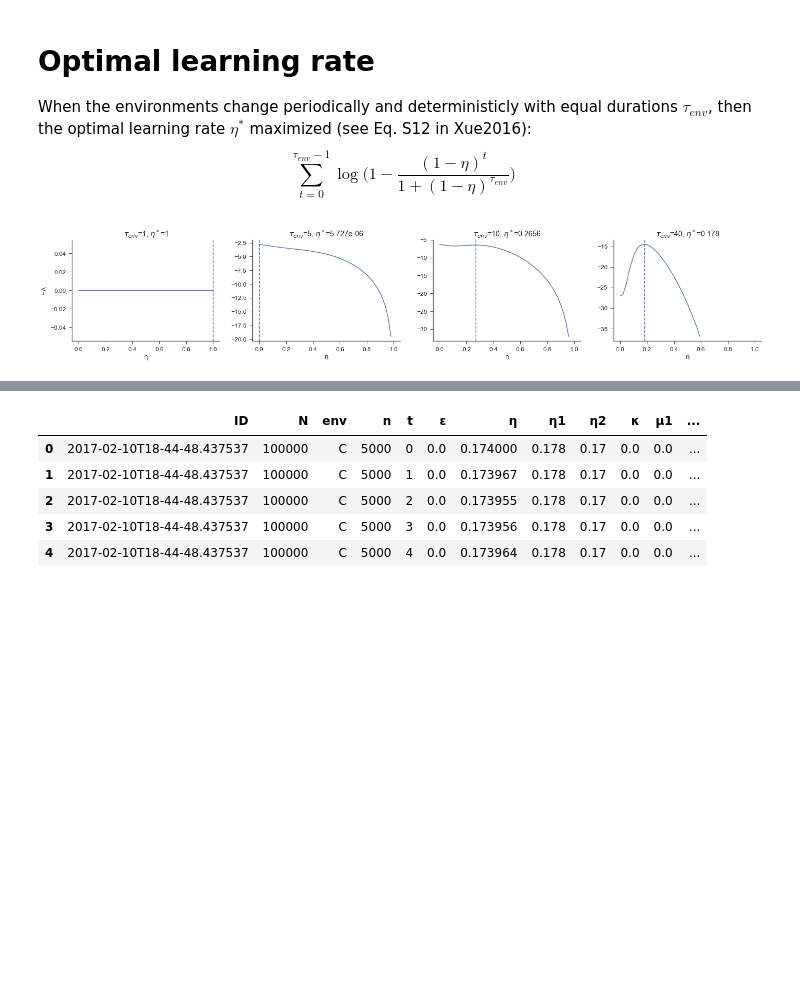
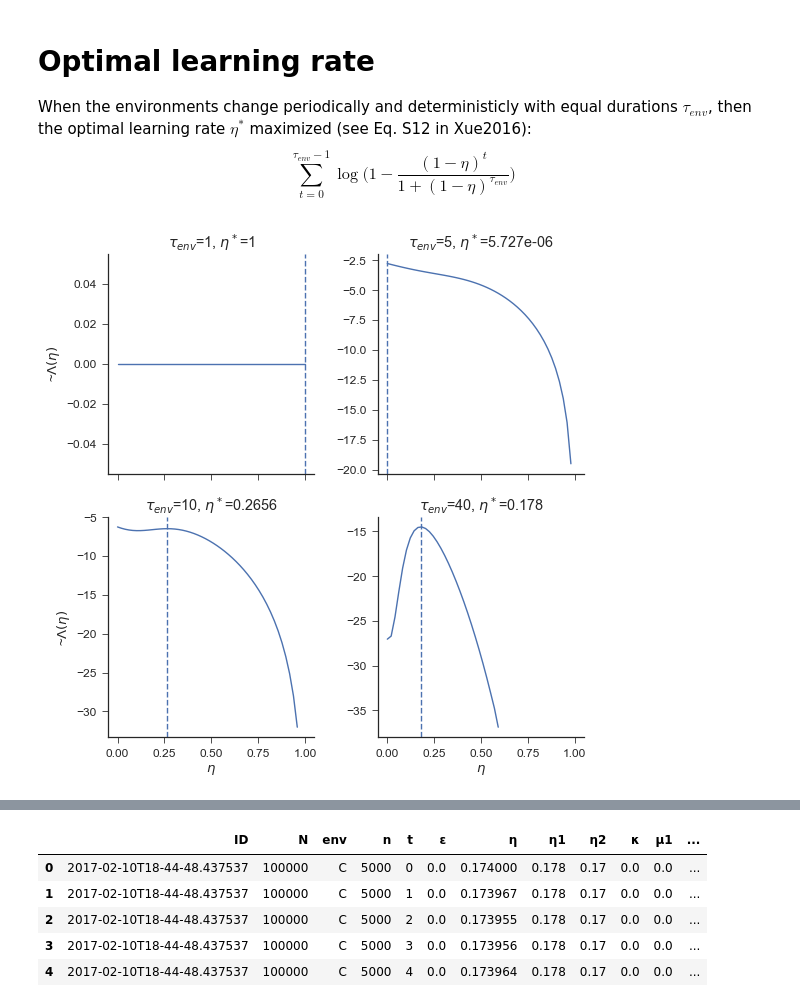
Before and after one commit to yoavram/Milpitas, a Jupyter notebook: simulation.ipynb, the cells around one changed output, grey strips where cells are left out. Cells and saved outputs as stored; diff of their text form; code cells hidden in the pictures; blank space fills up the shorter version.

```diff
--- a/simulation.ipynb
+++ b/simulation.ipynb
@@ -229,24 +229,29 @@ def target(η, τ):
 # %%
 ηs = np.linspace(0, 1)
 τs = [1, 5, 10, 40]
-fig, axes = plt.subplots(1, len(τs), figsize=(20, 4), sharex=True)
+fig, axes = plt.subplots(2, 2, figsize=(8, 8), sharex=True, sharey=False)
 
-for τ, ax in zip(τs, axes):
-    res = opt.minimize_scalar(target, method="bounded",
-                              bounds=[0, 1], args=(τ,))
+for τ, ax in zip(τs, axes.flat):
+    res = opt.minimize_scalar(
+        target, method="bounded",
+        bounds=[0, 1], args=(τ,)
+    )
     values = np.array([-target(η, τ) for η in ηs])
     ax.plot(
         ηs,
         values
     )
     ax.axvline(res.x, ls='--')
-    ax.set_title(r'$\tau_{env}$'+'={}, '.format(τ) + r'$\eta^*$' + '={:.4g}'.format(res.x))
-    ax.set_xlabel('η')
-axes[0].set_ylabel('~$\Lambda$')
+    ax.set(
+        title=r'$\tau_{env}$'+'={}, '.format(τ) + r'$\eta^*$' + '={:.4g}'.format(res.x)
+    )
+for i in range(2): axes[i,0].set_ylabel('~$\Lambda(\eta)$')
+for i in range(2): axes[1,i].set_xlabel('$\eta$')
 fig.tight_layout()
 sns.despine()
+fig.savefig('figures/analytic_optimal_eta.pdf')
 # %% [output]
-[figure, old version]
+[figure, new version]
 # %%
 N=100000
 n=5000
```
Also changed, not shown: parts of 9 cells of this notebook, 3 other files.
